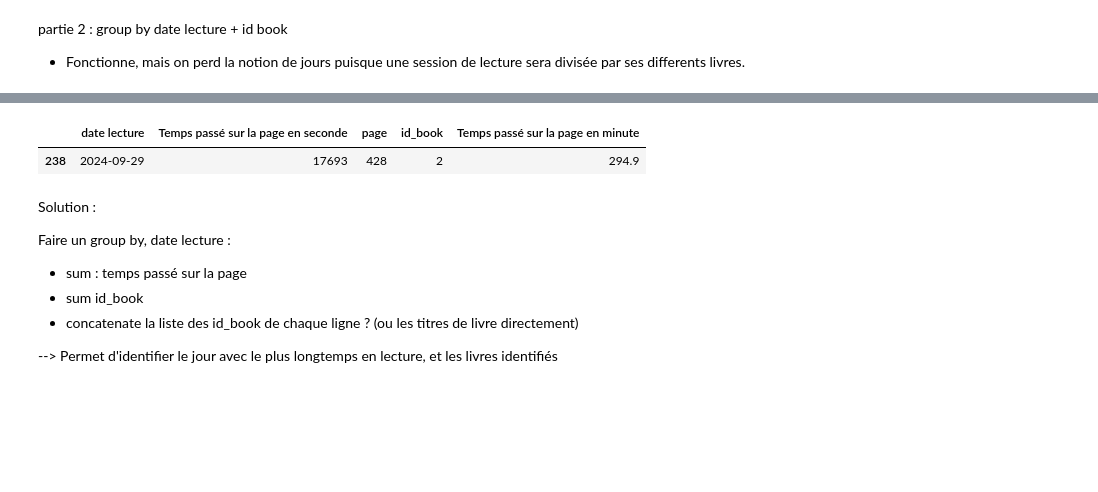
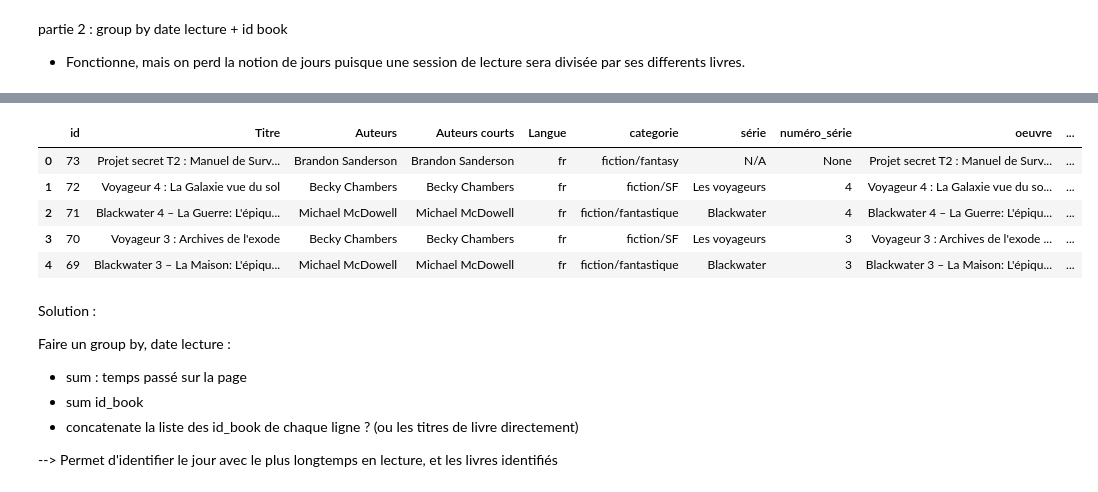
Before and after one commit to ChrisOlv/book_data_analysis, a Jupyter notebook: dataviz/dataviz.ipynb, the cells around one changed output, grey strips where cells are left out. Cells and saved outputs as stored; diff of their text form; code cells hidden in the pictures; blank space fills up the shorter version.

```diff
--- a/dataviz/dataviz.ipynb
+++ b/dataviz/dataviz.ipynb
@@ -412,18 +489,12 @@ df_stat_grouped_date_2.sort_values("Temps passé à lire en minute", ascending=F
-# %%
-
-# jour_vitesse = df_stat_grouped_date [df_stat_grouped_date["Temps passé sur la page en minute"] == df_stat_grouped_date["Temps passé sur la page en minute"].max()]
-
-df_stat_grouped_date [df_stat_grouped_date["Temps passé sur la page en minute"] == df_stat_grouped_date["Temps passé sur la page en minute"].max()]
-# print(jour_vitesse)
-# livre_addict = df_book_updated[df_book_updated["minutes_lecture_par_jour_de_lecture"] == df_book_updated["minutes_lecture_par_jour_de_lecture"].max()]
-# titre_livre_addict = livre_addict["Titre"].values[0]
-# auteur_livre_addict = livre_addict["Auteurs"].values[0]
-# minutes_livre_addict = livre_addict["minutes_lecture_par_jour_de_lecture"].values[0]
-
-# print(f"Livre lu avec la moyenne de temps de lecture par jour la plus élevée : {titre_livre_addict} de {auteur_livre_addict} avec {minutes_livre_addict} minutes de lecture par jour")
-# %% [output]
-|  | date lecture | Temps passé sur la page en seconde | page | id_book | Temps passé sur la page en minute |
-| 238 | 2024-09-29 | 17693 | 428 | 2 | 294.9 |
+# %%
+df_book_updated.head()
+# %% [output]
+|  | id | Titre | Auteurs | Auteurs courts | Langue | categorie | série | numéro_série | oeuvre | ... |
+| 0 | 73 | Projet secret T2 : Manuel de Surv... | Brandon Sanderson | Brandon Sanderson | fr | fiction/fantasy | N/A | None | Projet secret T2 : Manuel de Surv... | ... |
+| 1 | 72 | Voyageur 4 : La Galaxie vue du sol | Becky Chambers | Becky Chambers | fr | fiction/SF | Les voyageurs | 4 | Voyageur 4 : La Galaxie vue du so... | ... |
+| 2 | 71 | Blackwater 4 – La Guerre: L'épiqu... | Michael McDowell | Michael McDowell | fr | fiction/fantastique | Blackwater | 4 | Blackwater 4 – La Guerre: L'épiqu... | ... |
+| 3 | 70 | Voyageur 3 : Archives de l'exode | Becky Chambers | Becky Chambers | fr | fiction/SF | Les voyageurs | 3 | Voyageur 3 : Archives de l'exode ... | ... |
+| 4 | 69 | Blackwater 3 – La Maison: L'épiqu... | Michael McDowell | Michael McDowell | fr | fiction/fantastique | Blackwater | 3 | Blackwater 3 – La Maison: L'épiqu... | ... |
 # %% [markdown]
 Solution :
 
```
Also changed, not shown: parts of 16 cells of this notebook, 2 other files.
